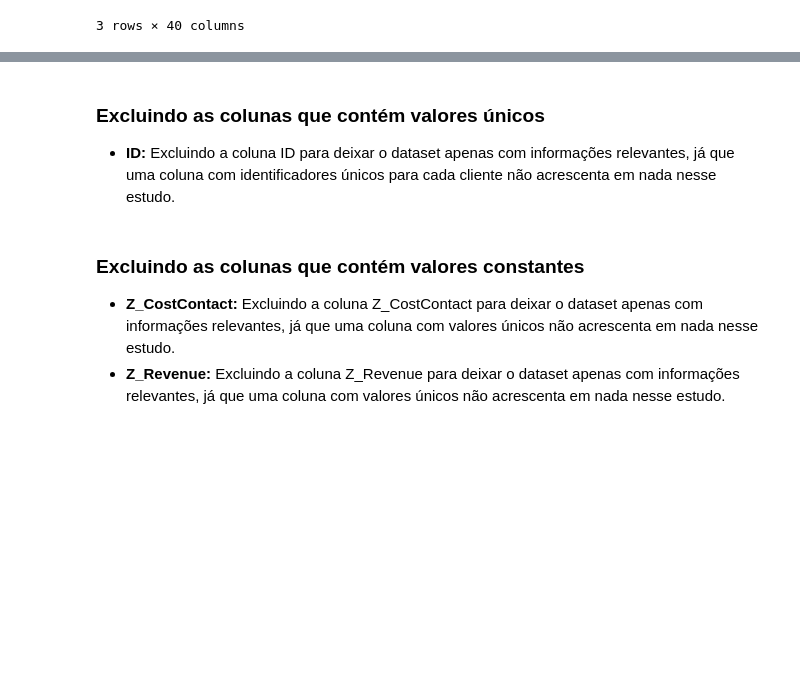
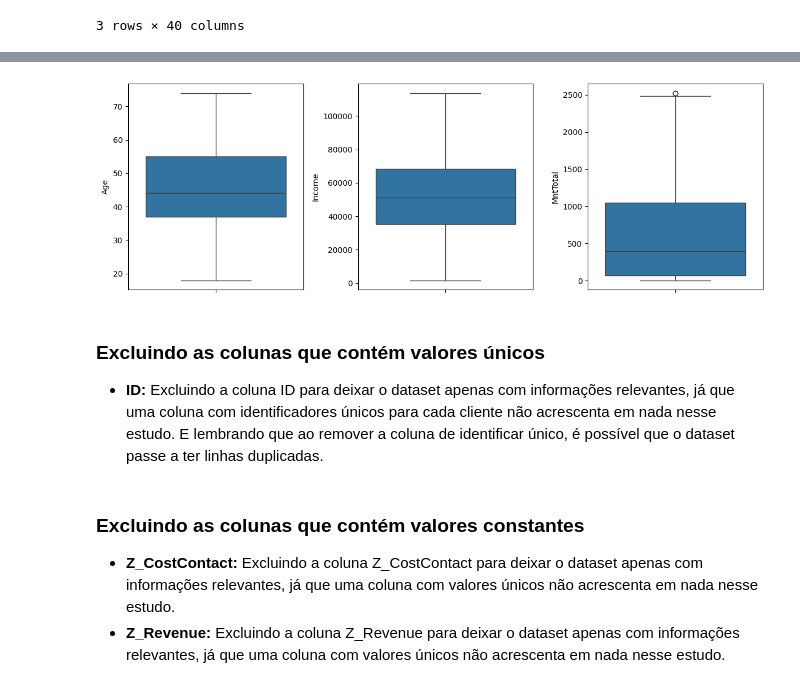
Before and after one commit to matheusresende7/ds_projeto_final_5_modelo_clusterizacao_classificacao_app_delivery, a Jupyter notebook: notebooks/04_data_processing.ipynb, the cells around one changed output, grey strips where cells are left out. Cells and saved outputs as stored; diff of their text form; code cells hidden in the pictures; blank space fills up the shorter version.

```diff
--- a/notebooks/04_data_processing.ipynb
+++ b/notebooks/04_data_processing.ipynb
@@ -176,6 +180,13 @@ df.head(3) # Exibindo as 3 primeiras linhas do dataset
+# %%
+df = df.drop(fn_stats.inspect_outliers(df,'Age').index) # Removendo os outliers
+df = df.drop(fn_stats.inspect_outliers(df,'Income').index) # Removendo os outliers
+# %%
+fn_charts.boxplots(df,  ['Age', 'Income', 'MntTotal']) # Exibindo os gráficos de boxplots
+# %% [output]
+[figure, added]
 # %% [markdown]
 ### Excluindo as colunas que contém valores únicos
-- **ID:** Excluindo a coluna ID para deixar o dataset apenas com informações relevantes, já que uma coluna com identificadores únicos para cada cliente não acrescenta em nada nesse estudo.
+- **ID:** Excluindo a coluna ID para deixar o dataset apenas com informações relevantes, já que uma coluna com identificadores únicos para cada cliente não acrescenta em nada nesse estudo. E lembrando que ao remover a coluna de identificar único, é possível que o dataset passe a ter linhas duplicadas.
 # %%
 df = df.drop('ID', axis=1) # Excluindo as colunas com valores únicos
 # %% [markdown]
```
Also changed, not shown: parts of 10 cells of this notebook, 6 other files.
